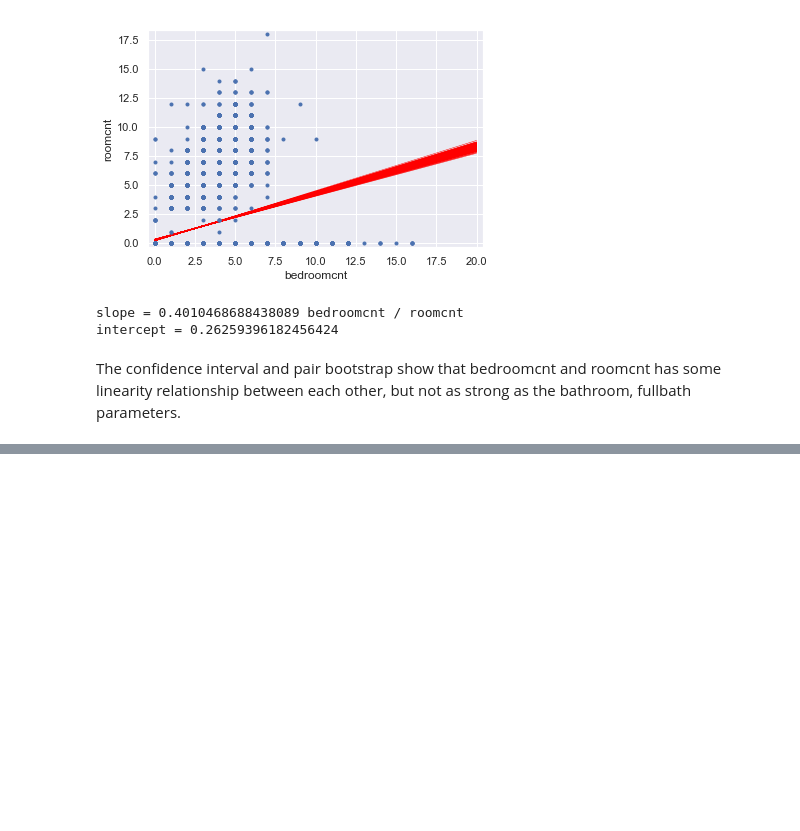
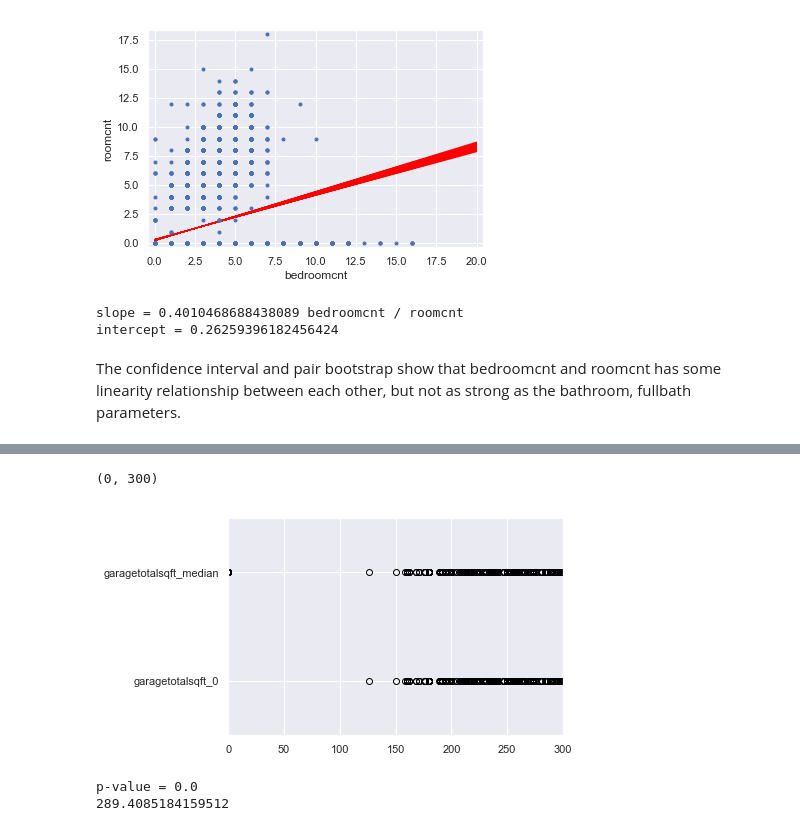
Before and after one commit to Juliet1999Hu/Capstone_inferential, a Jupyter notebook: Data_Inferential_Statistics.ipynb, the cells around one changed output, grey strips where cells are left out. Cells and saved outputs as stored; diff of their text form; code cells hidden in the pictures; blank space fills up the shorter version.

```diff
--- a/Data_Inferential_Statistics.ipynb
+++ b/Data_Inferential_Statistics.ipynb
@@ -652,0 +645,25 @@ print('p-value =', p)
+# %%
+train_df['garagetotalsqft_0'] = train_df['garagetotalsqft'].fillna(0)
+# %%
+train_df.boxplot(column=['garagetotalsqft_0', 'garagetotalsqft_median'], vert=False)
+plt.xlim(0,300)
+# %% [output]
+(0, 300)
+[figure, added]
+# %%
+# Compute difference of mean logerror from experiment: empirical_diff_means
+empirical_diff_means = diff_of_means(train_df['garagetotalsqft_median'],train_df['garagetotalsqft_0'])
+
+# Draw 10,000 permutation replicates: perm_replicates
+perm_replicates = draw_perm_reps(train_df['garagetotalsqft_median'],train_df['garagetotalsqft_0'],
+                                 diff_of_means, size=10000)
+
+# Compute p-value: p
+p = np.sum(perm_replicates >= empirical_diff_means) / len(perm_replicates)
+
+# Print the result
+print('p-value =', p)
+print(empirical_diff_means)
+# %% [output]
+p-value = 0.0
+289.4085184159512
```
Also changed, not shown: parts of 26 cells of this notebook.
